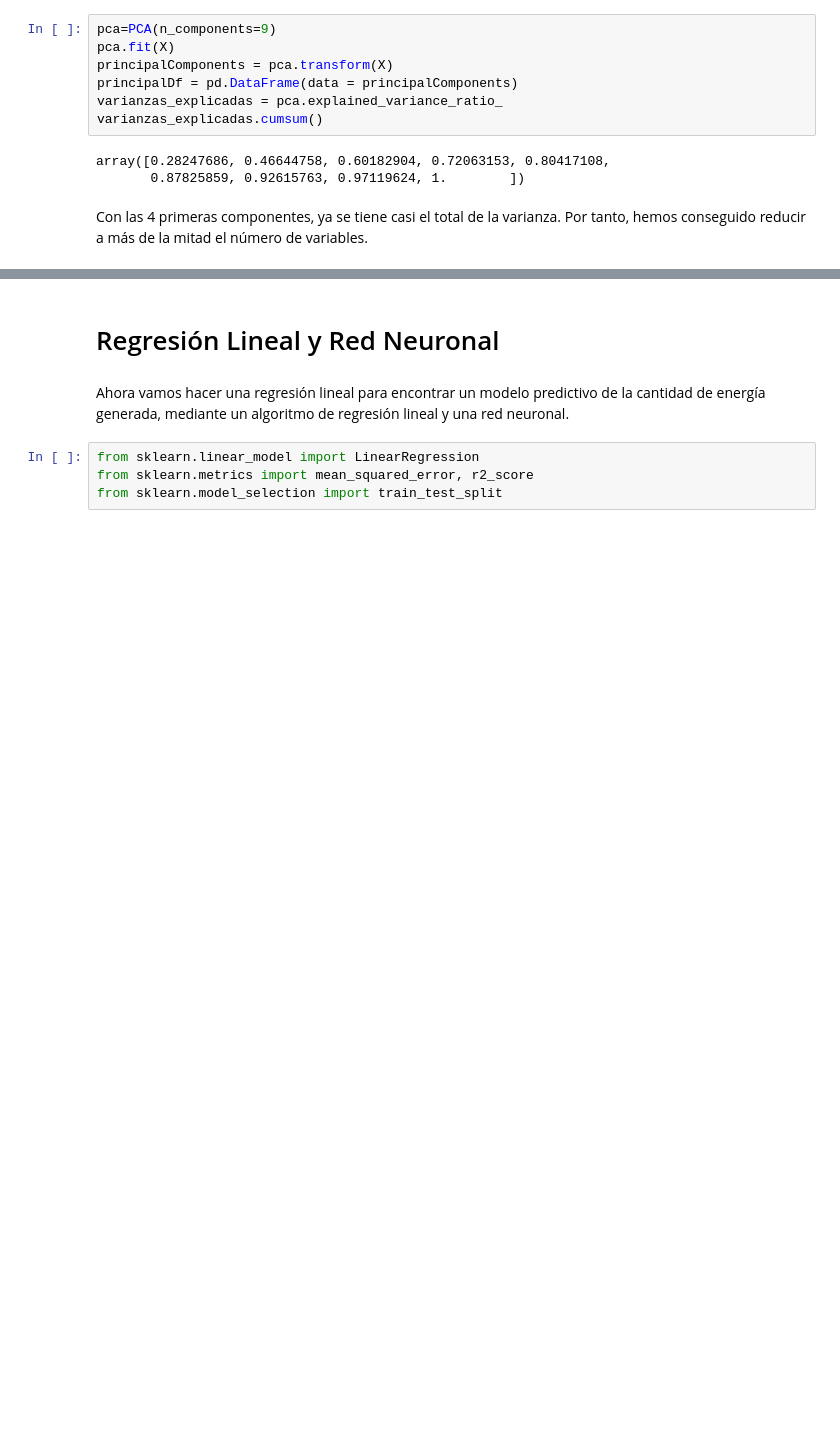
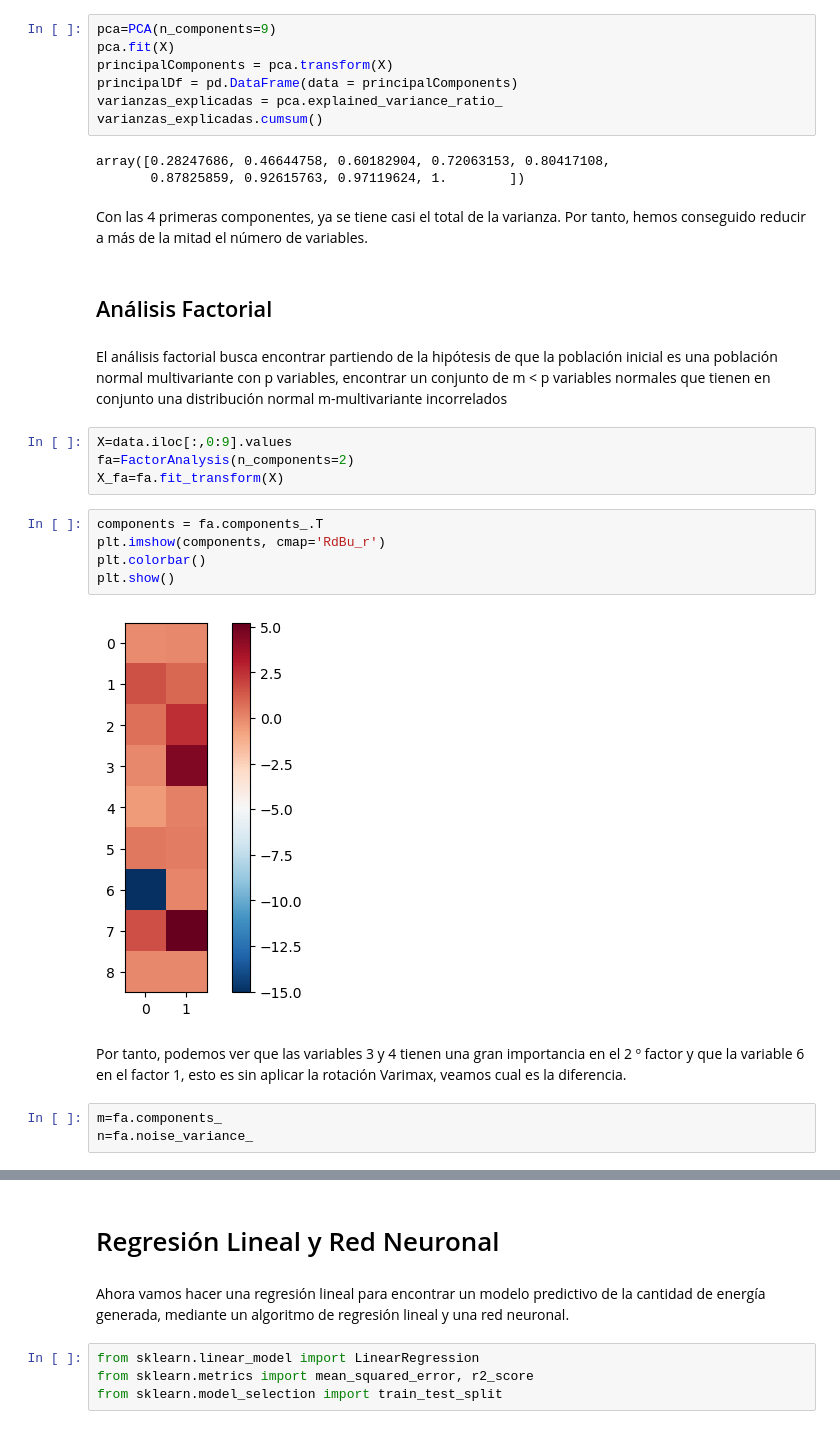
Before and after one commit to PedroAngelFM/TFG, a Jupyter notebook: Python/Código/TFG.ipynb, the cells around one changed output, grey strips where cells are left out. Cells and saved outputs as stored; diff of their text form; blank space fills up the shorter version.

Commit message:
Analisis Factorial añadido a la programación

```diff
--- a/Python/Código/TFG.ipynb
+++ b/Python/Código/TFG.ipynb
@@ -102,3 +105,23 @@ array([0.28247686, 0.46644758, 0.60182904, 0.72063153, 0.80417108,
        0.87825859, 0.92615763, 0.97119624, 1.        ])
 # %% [markdown]
 Con las 4 primeras componentes, ya se tiene casi el total de la varianza. Por tanto, hemos conseguido reducir a más de la mitad el número de variables.
+# %% [markdown]
+## Análisis Factorial
+# %% [markdown]
+El análisis factorial busca encontrar partiendo de la hipótesis de que la población inicial es una población normal multivariante con p variables, encontrar un conjunto de m < p variables normales que tienen en conjunto una distribución normal m-multivariante incorrelados
+# %%
+X=data.iloc[:,0:9].values
+fa=FactorAnalysis(n_components=2)
+X_fa=fa.fit_transform(X)
+# %%
+components = fa.components_.T
+plt.imshow(components, cmap='RdBu_r')
+plt.colorbar()
+plt.show()
+# %% [output]
+[figure, added]
+# %% [markdown]
+Por tanto, podemos ver que las variables 3 y 4 tienen una gran importancia en el 2 º factor y que la variable 6 en el factor 1, esto es sin aplicar la rotación Varimax, veamos cual es la diferencia.
+# %%
+m=fa.components_
+n=fa.noise_variance_
```
Also changed, not shown: parts of 18 cells of this notebook.
